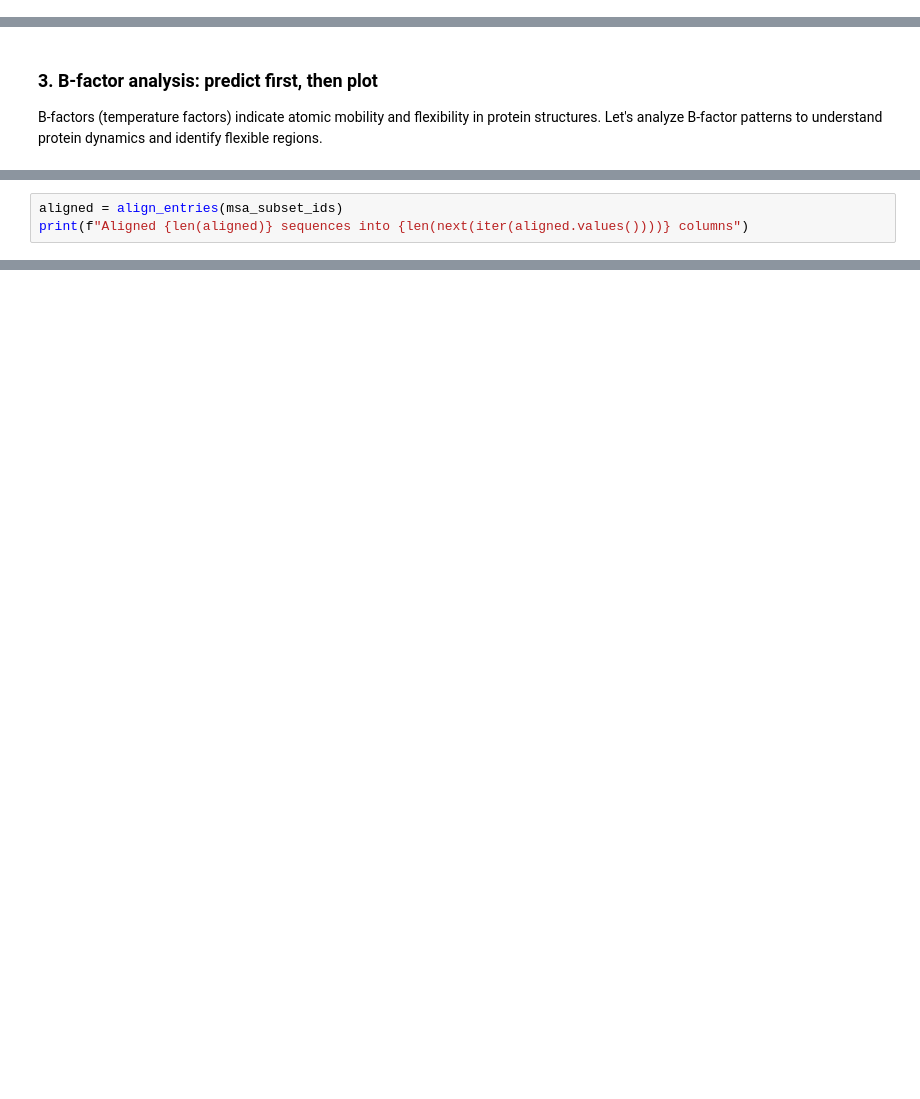
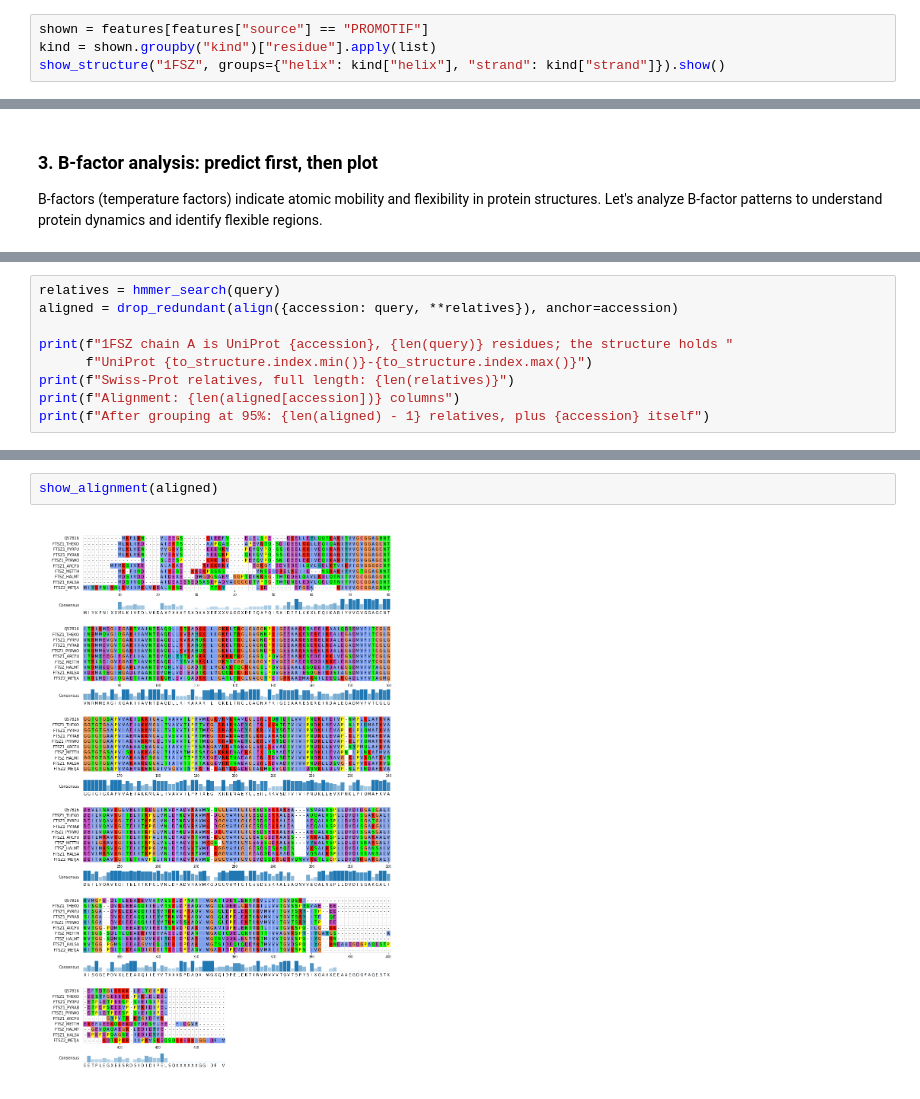
Before and after one commit to yerkoescalona/structural-bioinformatics-exercises, a Jupyter notebook: ex01/ex01_guide.ipynb, the cells around one changed output, grey strips where cells are left out. Saved outputs shown, nothing was run; the diff lists cells and outputs as text; blank space fills up the shorter version.

```diff
--- a/ex01/ex01_guide.ipynb
+++ b/ex01/ex01_guide.ipynb
@@ -373,0 +435,4 @@ atoms_df.head()
+# %%
+shown = features[features["source"] == "PROMOTIF"]
+kind = shown.groupby("kind")["residue"].apply(list)
+show_structure("1FSZ", groups={"helix": kind["helix"], "strand": kind["strand"]}).show()
@@ -682,3 +549,0 @@ Selected 10 sequences: ['1FSZ', '2RHO', '3WGN', '6RVM', '7OHN', '5H5H', '14UJ',
-# %%
-aligned = align_entries(msa_subset_ids)
-print(f"Aligned {len(aligned)} sequences into {len(next(iter(aligned.values())))} columns")
@@ -765,0 +736,9 @@ visualization → B-factors → alignment → conservation on the structure.
+# %%
+relatives = hmmer_search(query)
+aligned = drop_redundant(align({accession: query, **relatives}), anchor=accession)
+
+print(f"1FSZ chain A is UniProt {accession}, {len(query)} residues; the structure holds "
+      f"UniProt {to_structure.index.min()}-{to_structure.index.max()}")
+print(f"Swiss-Prot relatives, full length: {len(relatives)}")
+print(f"Alignment: {len(aligned[accession])} columns")
+print(f"After grouping at 95%: {len(aligned) - 1} relatives, plus {accession} itself")
@@ -765,0 +837,4 @@ visualization → B-factors → alignment → conservation on the structure.
+# %%
+show_alignment(aligned)
+# %% [output]
+[figure, added]
```
Also changed, not shown: parts of 75 cells of this notebook, 2 other files.
